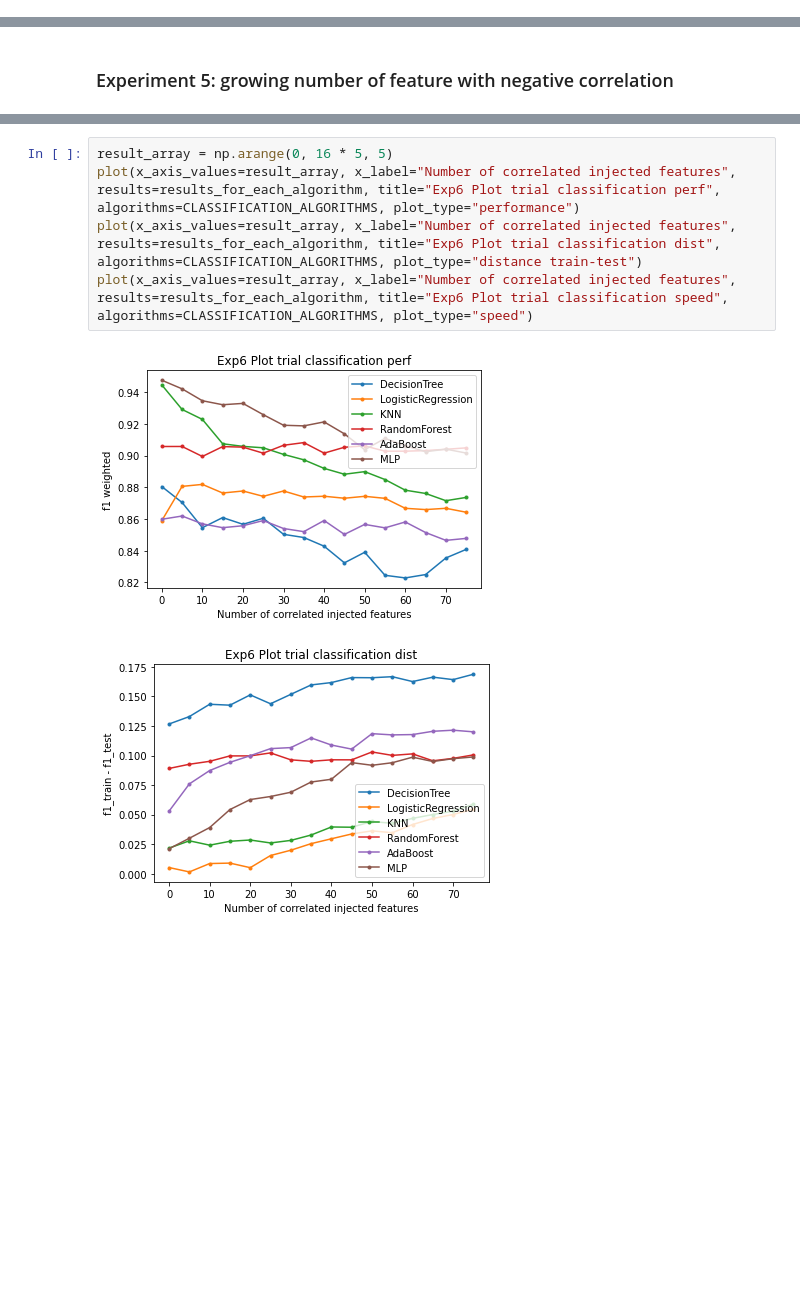
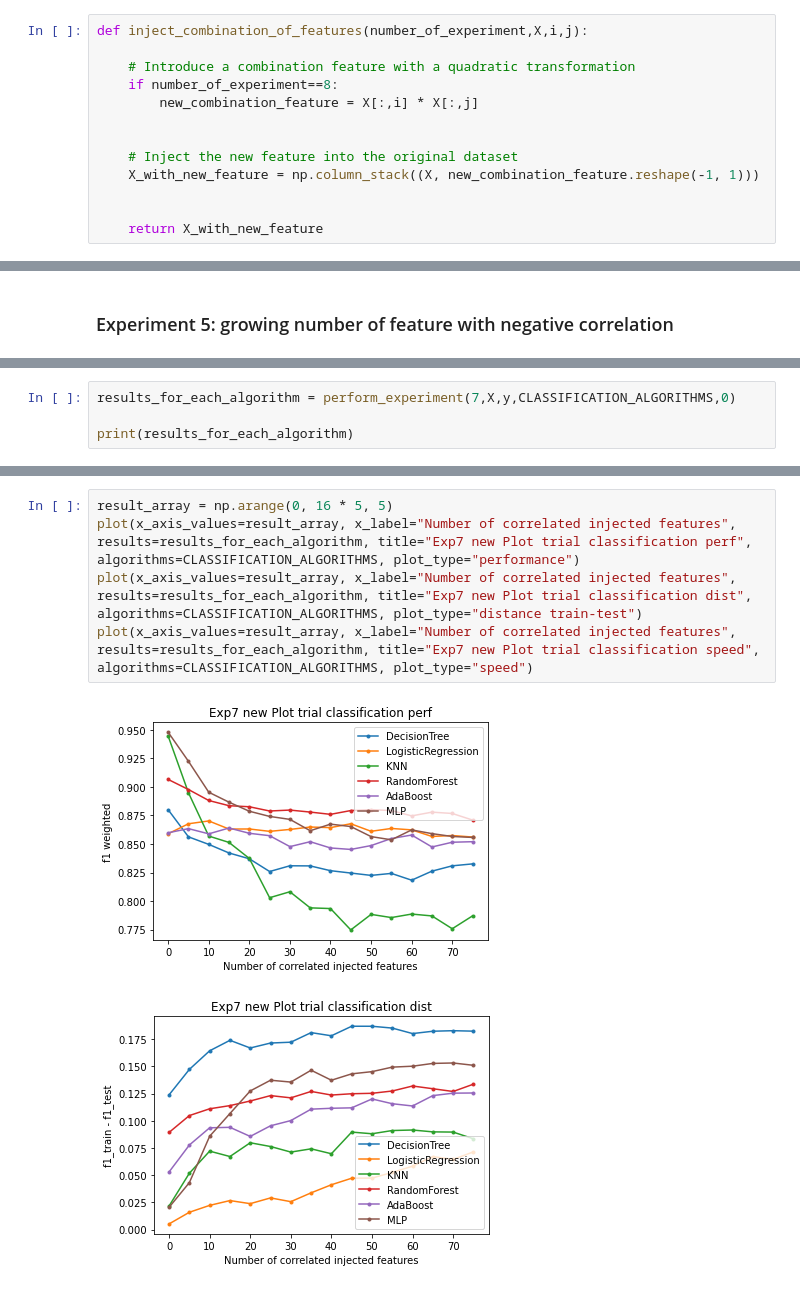
Before and after one commit to tommasoaiello/Data_quality_project, a Jupyter notebook: SCRIPTS/project.ipynb, the cells around one changed output, grey strips where cells are left out. Saved outputs shown, nothing was run; the diff lists cells and outputs as text; blank space fills up the shorter version.

```diff
--- a/SCRIPTS/project.ipynb
+++ b/SCRIPTS/project.ipynb
@@ -30,3 +149,16 @@ SEED = 2023
+# %%
+def inject_combination_of_features(number_of_experiment,X,i,j):
+
+    # Introduce a combination feature with a quadratic transformation
+    if number_of_experiment==8:
+        new_combination_feature = X[:,i] * X[:,j]
+
+
+    # Inject the new feature into the original dataset
+    X_with_new_feature = np.column_stack((X, new_combination_feature.reshape(-1, 1)))
+
+
+    return X_with_new_feature
 # %% [markdown]
 ### Create dataset for most of the experiments. And some data analysis
 # %%
@@ -587,0 +497,4 @@ Training for MLP...
+# %%
+results_for_each_algorithm = perform_experiment(7,X,y,CLASSIFICATION_ALGORITHMS,0)
+
+print(results_for_each_algorithm)
@@ -588,8 +519,8 @@ Training for MLP...
 # %%
 result_array = np.arange(0, 16 * 5, 5)
-plot(x_axis_values=result_array, x_label="Number of correlated injected features", results=results_for_each_algorithm, title="Exp6 Plot trial classification perf", algorithms=CLASSIFICATION_ALGORITHMS, plot_type="performance")
-plot(x_axis_values=result_array, x_label="Number of correlated injected features", results=results_for_each_algorithm, title="Exp6 Plot trial classification dist", algorithms=CLASSIFICATION_ALGORITHMS, plot_type="distance train-test")
-plot(x_axis_values=result_array, x_label="Number of correlated injected features", results=results_for_each_algorithm, title="Exp6 Plot trial classification speed", algorithms=CLASSIFICATION_ALGORITHMS, plot_type="speed")
+plot(x_axis_values=result_array, x_label="Number of correlated injected features", results=results_for_each_algorithm, title="Exp7 new Plot trial classification perf", algorithms=CLASSIFICATION_ALGORITHMS, plot_type="performance")
+plot(x_axis_values=result_array, x_label="Number of correlated injected features", results=results_for_each_algorithm, title="Exp7 new Plot trial classification dist", algorithms=CLASSIFICATION_ALGORITHMS, plot_type="distance train-test")
+plot(x_axis_values=result_array, x_label="Number of correlated injected features", results=results_for_each_algorithm, title="Exp7 new Plot trial classification speed", algorithms=CLASSIFICATION_ALGORITHMS, plot_type="speed")
 # %% [output]
-[figure, old version]
+[figure, new version]
-[figure, old version]
+[figure, new version]
```
Also changed, not shown: parts of 34 cells of this notebook, 24 other files.
